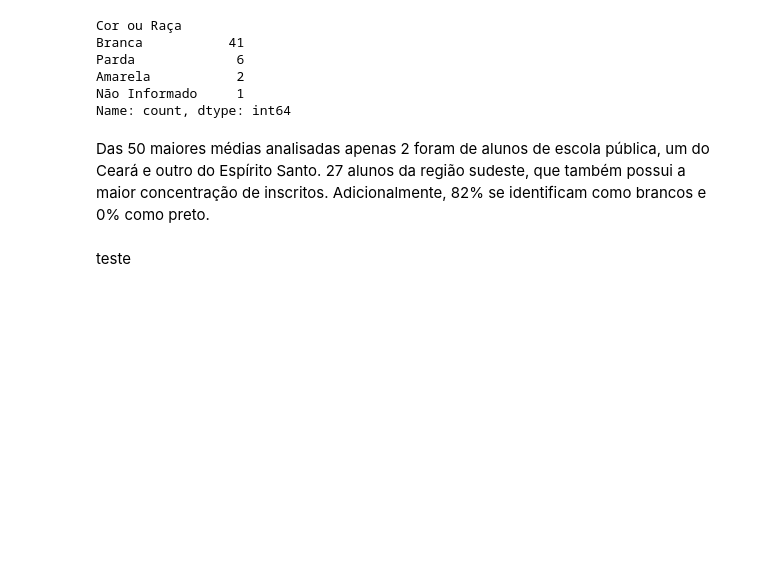
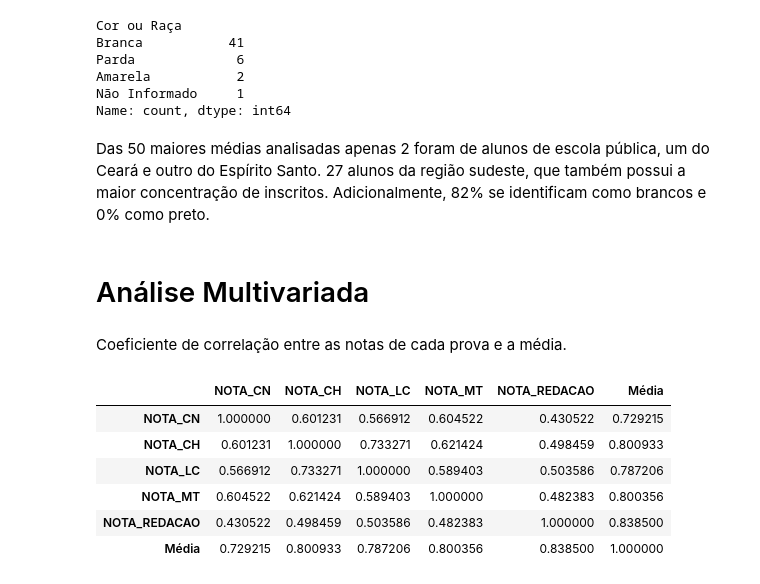
Before and after one commit to Grupo-B-Turma-2-Ada-VemSerTech/Projeto_Mod04_Ada_VemSerTech, a Jupyter notebook: Projeto.ipynb, the cells around one changed output. Drawn from its saved outputs; the diff is of its cells as text; code cells hidden in the pictures; blank space fills up the shorter version.

Commit message:
análise multivariada

```diff
--- a/Projeto.ipynb
+++ b/Projeto.ipynb
@@ -1252,5 +1252,18 @@ Não Informado     1
 Name: count, dtype: int64
 # %% [markdown]
 Das 50 maiores médias analisadas apenas 2 foram de alunos de escola pública, um do Ceará e outro do Espírito Santo. 27 alunos da região sudeste, que também possui a maior concentração de inscritos. Adicionalmente, 82% se identificam como brancos e 0% como preto.
-# %% [markdown]
-teste
+# %% [markdown]
+# Análise Multivariada
+# %% [markdown]
+Coeficiente de correlação entre as notas de cada prova e a média.
+# %%
+notas_presentes = df_enem_presentes[['NOTA_CN', 'NOTA_CH','NOTA_LC', 'NOTA_MT','NOTA_REDACAO', 'Média']]
+notas_presentes.corr()
+# %% [output]
+|  | NOTA_CN | NOTA_CH | NOTA_LC | NOTA_MT | NOTA_REDACAO | Média |
+| NOTA_CN | 1.000000 | 0.601231 | 0.566912 | 0.604522 | 0.430522 | 0.729215 |
+| NOTA_CH | 0.601231 | 1.000000 | 0.733271 | 0.621424 | 0.498459 | 0.800933 |
+| NOTA_LC | 0.566912 | 0.733271 | 1.000000 | 0.589403 | 0.503586 | 0.787206 |
+| NOTA_MT | 0.604522 | 0.621424 | 0.589403 | 1.000000 | 0.482383 | 0.800356 |
+| NOTA_REDACAO | 0.430522 | 0.498459 | 0.503586 | 0.482383 | 1.000000 | 0.838500 |
+| Média | 0.729215 | 0.800933 | 0.787206 | 0.800356 | 0.838500 | 1.000000 |
```
Also changed, not shown: parts of 14 cells of this notebook.
